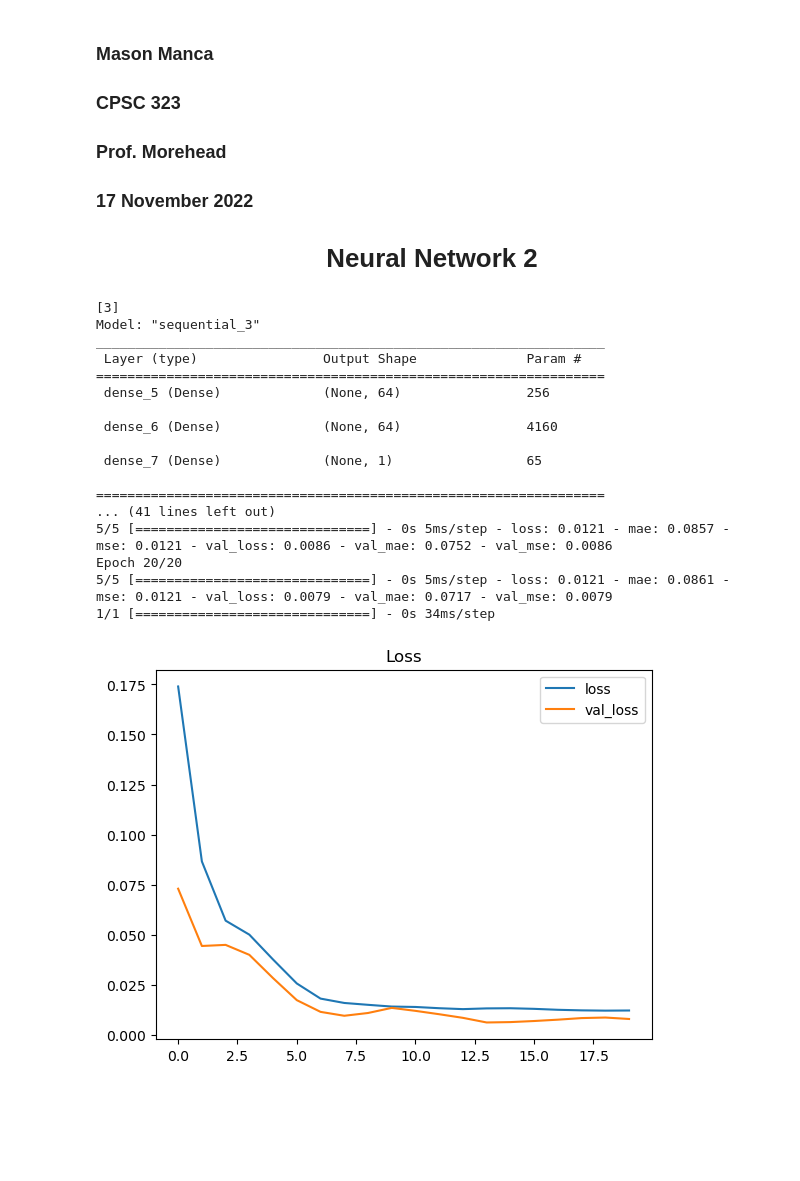
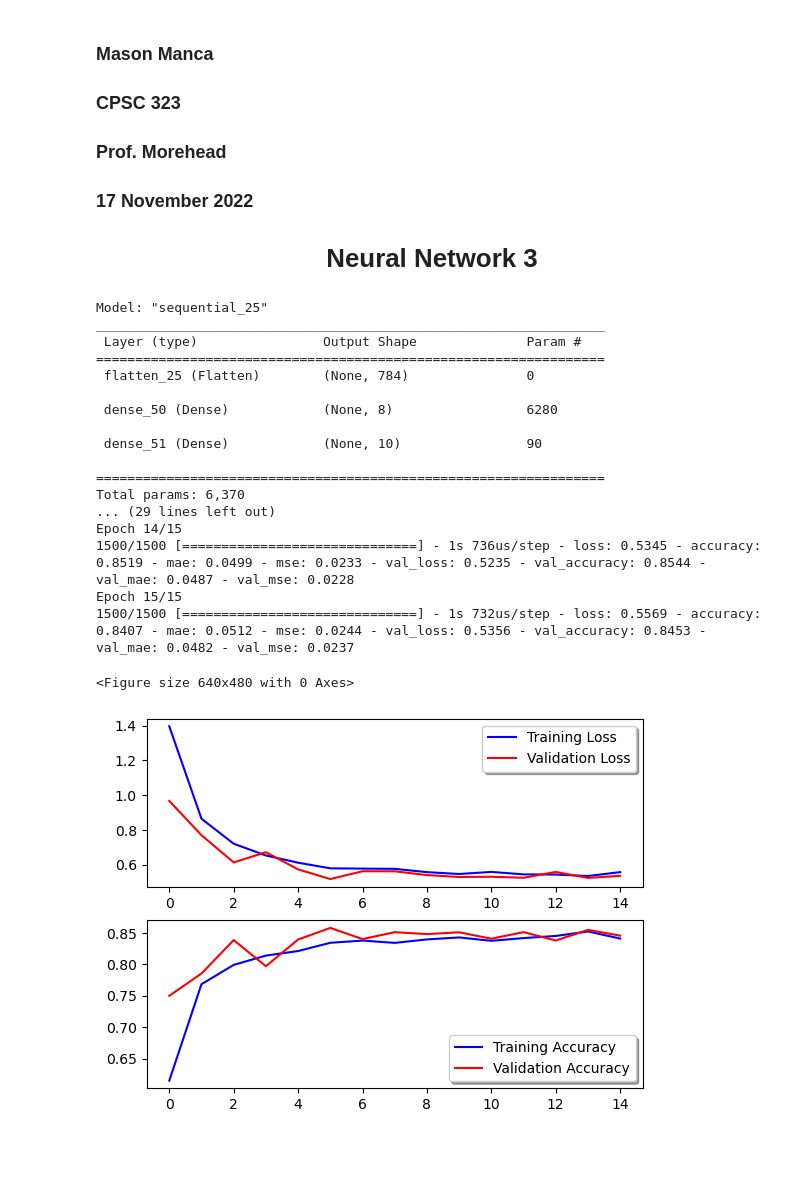
Before and after one commit to MasonManca/notes-and-hw-2022-2023, a Jupyter notebook: machine-notes/Project11/project11.ipynb, the cells around one changed output. Cells and saved outputs as stored; diff of their text form; code cells hidden in the pictures; blank space fills up the shorter version.

```diff
--- a/machine-notes/Project11/project11.ipynb
+++ b/machine-notes/Project11/project11.ipynb
@@ -3,7 +3,7 @@
 ### CPSC 323
 ### Prof. Morehead
 ### 17 November 2022
-# <center>Neural Network 2 </center>
+# <center>Neural Network 3 </center>
 # %%
 # Cell for importing python modules/libraries
 import os
@@ -106,35 +86,29 @@ class Model():
 # %%
-# Cell for everything except methods and anaylytics
+# Cell for everything except methods
 Model = Model()
-
-df = pd.read_csv('brain_weight.csv')
-
-Model.split_into_sets(df)
-Model.linearModel()
-sequentialModel = Model.createNetwork()
-t0 = tm.time()
-losses = Model.calculateLosses(sequentialModel)
-timeOfModel = tm.time() - t0
+Model.split_into_sets()
+Model.createNetwork()
+Model.plotting()
 # %% [output]
-[3]
-Model: "sequential_3"
+Model: "sequential_25"
 _________________________________________________________________
  Layer (type)                Output Shape              Param #
 =================================================================
- dense_5 (Dense)             (None, 64)                256
+ flatten_25 (Flatten)        (None, 784)               0
 
- dense_6 (Dense)             (None, 64)                4160
+ dense_50 (Dense)            (None, 8)                 6280
 
- dense_7 (Dense)             (None, 1)                 65
+ dense_51 (Dense)            (None, 10)                90
 
 =================================================================
-... (41 lines left out)
-5/5 [==============================] - 0s 5ms/step - loss: 0.0121 - mae: 0.0857 - mse: 0.0121 - val_loss: 0.0086 - val_mae: 0.0752 - val_mse: 0.0086
-Epoch 20/20
-5/5 [==============================] - 0s 5ms/step - loss: 0.0121 - mae: 0.0861 - mse: 0.0121 - val_loss: 0.0079 - val_mae: 0.0717 - val_mse: 0.0079
-1/1 [==============================] - 0s 34ms/step
+Total params: 6,370
+... (29 lines left out)
+Epoch 14/15
+1500/1500 [==============================] - 1s 736us/step - loss: 0.5345 - accuracy: 0.8519 - mae: 0.0499 - mse: 0.0233 - val_loss: 0.5235 - val_accuracy: 0.8544 - val_mae: 0.0487 - val_mse: 0.0228
+Epoch 15/15
+1500/1500 [==============================] - 1s 732us/step - loss: 0.5569 - accuracy: 0.8407 - mae: 0.0512 - mse: 0.0244 - val_loss: 0.5356 - val_accuracy: 0.8453 - val_mae: 0.0482 - val_mse: 0.0237
+<Figure size 640x480 with 0 Axes>
+[figure, added]
-# %%
-Model.plotting(losses)
-# %% [output]
-[figure, removed]
+# %% [markdown]
+###
 # %%
```
Also changed, not shown: parts of 6 cells of this notebook, 7 other files.
